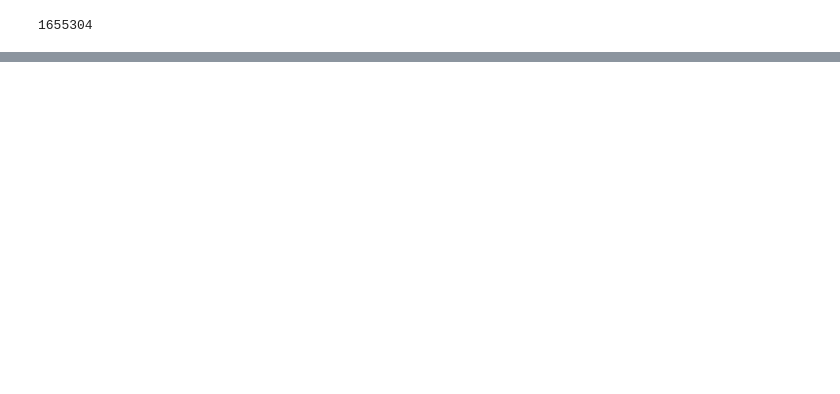
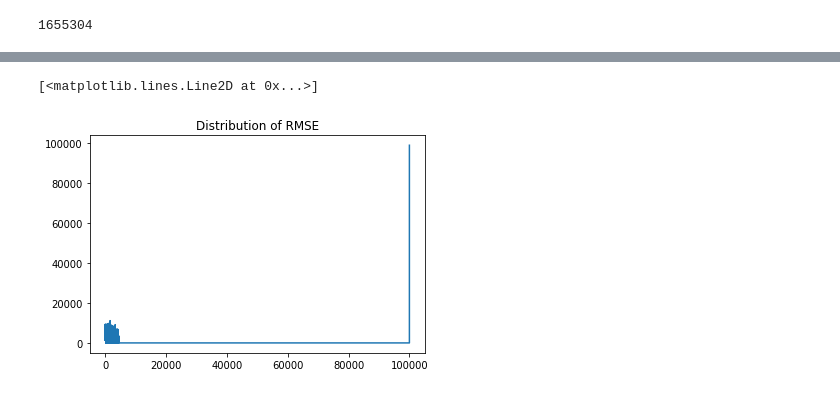
Before and after one commit to harel-coffee/pouw-auto, a Jupyter notebook: 4Neural_Network_Regression.ipynb, the cells around one changed output, grey strips where cells are left out. Cells and saved outputs as stored; diff of their text form; code cells hidden in the pictures; blank space fills up the shorter version.

```diff
--- a/4Neural_Network_Regression.ipynb
+++ b/4Neural_Network_Regression.ipynb
@@ -153,0 +154,31 @@ Epoch 15/15
+# %%
+X_test_tmp = pd.DataFrame(X_test, columns = X_test_copy.columns)
+tmp = X_test_tmp
+tmp['y'] = y
+
+uniq = tmp['y'].unique()
+
+all_dict = {elem: pd.DataFrame() for elem in uniq}
+
+results = np.zeros(100000)
+for i in range(100000):
+  results[i]=0
+
+from sklearn.metrics import mean_squared_error
+from math import sqrt
+
+
+for key in all_dict:
+  all_dict[key] = tmp[:][tmp['y'] == key]
+  X_test_key = all_dict[key].drop(['y'], axis = 1)
+  y_test_key = all_dict[key]['y']
+  predicted = estimator.predict(X_test_key)
+  if(key == 99999):
+    print(predicted)
+  predd = np.array(predicted)
+  yy = np.array(y_test_key)
+  results[key] = sqrt(mean_squared_error(yy, predd))
+
+plt.title('Distribution of RMSE')
+plt.plot(results)
+# %% [output]
@@ -153,0 +202,2 @@ Epoch 15/15
+[<matplotlib.lines.Line2D at 0x...>]
+[figure, added]
```
Also changed, not shown: parts of 14 cells of this notebook.
